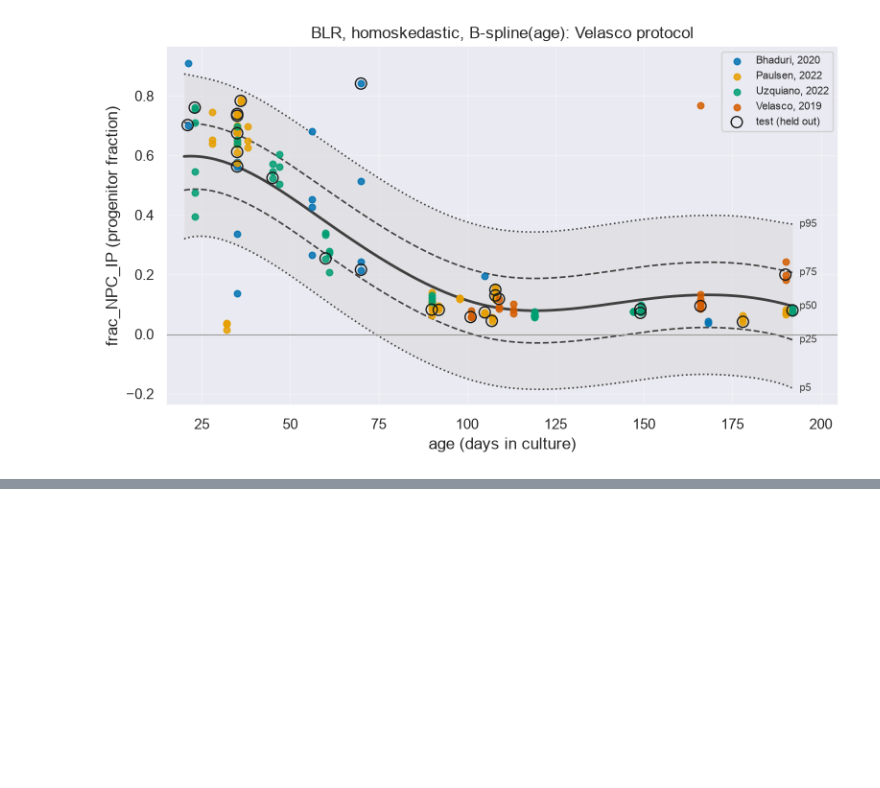
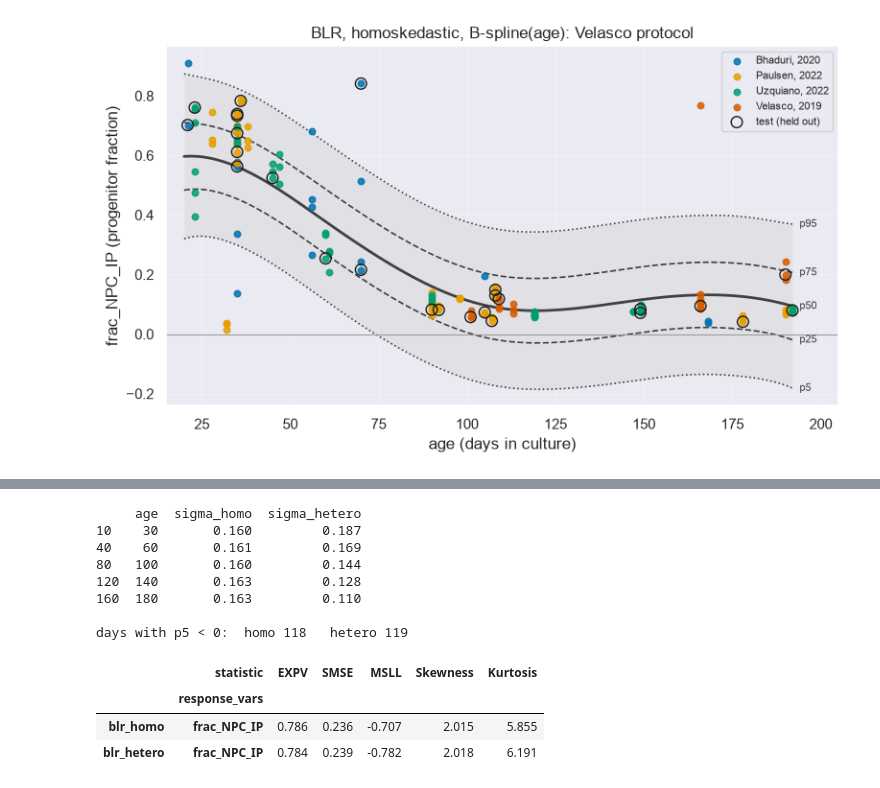
Before and after one commit to Liberty23513/organoid-growth-charts, a Jupyter notebook: notebooks/03_pcntoolkit_blr.ipynb, the cells around one changed output, grey strips where cells are left out. Drawn from its saved outputs; the diff is of its cells as text; code cells hidden in the pictures; blank space fills up the shorter version.

```diff
--- a/notebooks/03_pcntoolkit_blr.ipynb
+++ b/notebooks/03_pcntoolkit_blr.ipynb
@@ -313,0 +349,24 @@ plt.show()
+# %%
+# Compare sigma(age) and the test statistics of the two models so far.
+sig = pd.DataFrame({"age": AGE_GRID,
+                    "sigma_homo": (centiles_homo["p95"] - centiles_homo["p50"]) / Z95,
+                    "sigma_hetero": (centiles_hetero["p95"] - centiles_hetero["p50"]) / Z95})
+print(sig.iloc[[10, 40, 80, 120, 160]].round(3))      # days 30, 60, 100, 140, 180
+print()
+print("days with p5 < 0:  homo", int((centiles_homo["p5"] < 0).sum()), "  hetero", int((centiles_hetero["p5"] < 0).sum()))
+print()
+pd.concat({"blr_homo": nd_test.get_statistics_df(), "blr_hetero": nd_test_hetero.get_statistics_df()}
+          )[["EXPV", "SMSE", "MSLL", "Skewness", "Kurtosis"]].round(3)
+# %% [output]
+     age  sigma_homo  sigma_hetero
+10    30       0.160         0.187
+40    60       0.161         0.169
+80   100       0.160         0.144
+120  140       0.163         0.128
+160  180       0.163         0.110
+
+days with p5 < 0:  homo 118   hetero 119
+|  | statistic | EXPV | SMSE | MSLL | Skewness | Kurtosis |
+|  | response_vars |  |  |  |  |  |
+| blr_homo | frac_NPC_IP | 0.786 | 0.236 | -0.707 | 2.015 | 5.855 |
+| blr_hetero | frac_NPC_IP | 0.784 | 0.239 | -0.782 | 2.018 | 6.191 |
```
Also changed, not shown: parts of 2 cells of this notebook, 3 other files.
